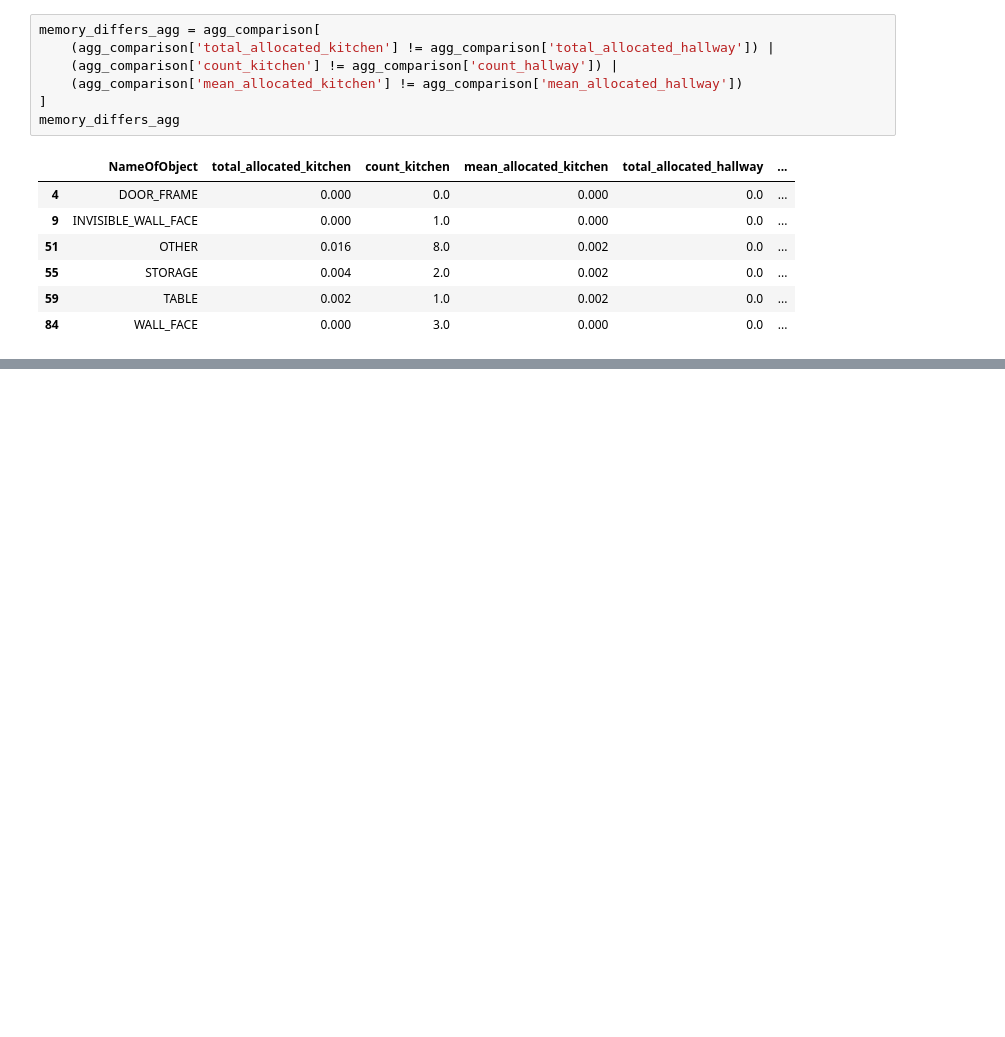
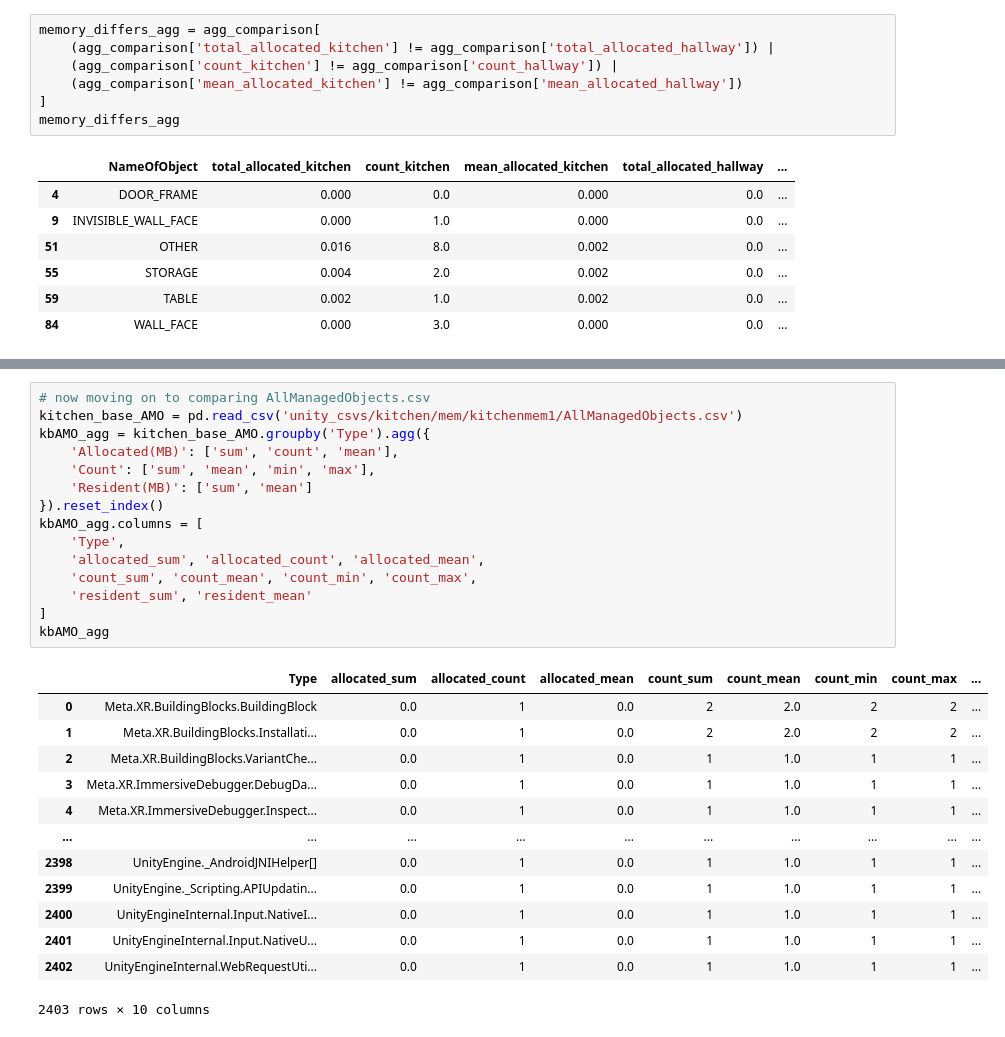
Before and after one commit to alliec45/mixed_reality_defense, a Jupyter notebook: unity_eda.ipynb, the cells around one changed output, grey strips where cells are left out. Saved outputs shown, nothing was run; the diff lists cells and outputs as text; blank space fills up the shorter version.

```diff
--- a/unity_eda.ipynb
+++ b/unity_eda.ipynb
@@ -230,0 +458,29 @@ kitchen_all_obj
+# %%
+# now moving on to comparing AllManagedObjects.csv
+kitchen_base_AMO = pd.read_csv('unity_csvs/kitchen/mem/kitchenmem1/AllManagedObjects.csv')
+kbAMO_agg = kitchen_base_AMO.groupby('Type').agg({
+    'Allocated(MB)': ['sum', 'count', 'mean'],
+    'Count': ['sum', 'mean', 'min', 'max'],
+    'Resident(MB)': ['sum', 'mean']
+}).reset_index()
+kbAMO_agg.columns = [
+    'Type',
+    'allocated_sum', 'allocated_count', 'allocated_mean',
+    'count_sum', 'count_mean', 'count_min', 'count_max',
+    'resident_sum', 'resident_mean'
+]
+kbAMO_agg
+# %% [output]
+|  | Type | allocated_sum | allocated_count | allocated_mean | count_sum | count_mean | count_min | count_max | ... |
+| 0 | Meta.XR.BuildingBlocks.BuildingBlock | 0.0 | 1 | 0.0 | 2 | 2.0 | 2 | 2 | ... |
+| 1 | Meta.XR.BuildingBlocks.Installati... | 0.0 | 1 | 0.0 | 2 | 2.0 | 2 | 2 | ... |
+| 2 | Meta.XR.BuildingBlocks.VariantChe... | 0.0 | 1 | 0.0 | 1 | 1.0 | 1 | 1 | ... |
+| 3 | Meta.XR.ImmersiveDebugger.DebugDa... | 0.0 | 1 | 0.0 | 1 | 1.0 | 1 | 1 | ... |
+| 4 | Meta.XR.ImmersiveDebugger.Inspect... | 0.0 | 1 | 0.0 | 1 | 1.0 | 1 | 1 | ... |
+| ... | ... | ... | ... | ... | ... | ... | ... | ... | ... |
+| 2398 | UnityEngine._AndroidJNIHelper[] | 0.0 | 1 | 0.0 | 1 | 1.0 | 1 | 1 | ... |
+| 2399 | UnityEngine._Scripting.APIUpdatin... | 0.0 | 1 | 0.0 | 1 | 1.0 | 1 | 1 | ... |
+| 2400 | UnityEngineInternal.Input.NativeI... | 0.0 | 1 | 0.0 | 1 | 1.0 | 1 | 1 | ... |
+| 2401 | UnityEngineInternal.Input.NativeU... | 0.0 | 1 | 0.0 | 1 | 1.0 | 1 | 1 | ... |
+| 2402 | UnityEngineInternal.WebRequestUti... | 0.0 | 1 | 0.0 | 1 | 1.0 | 1 | 1 | ... |
+2403 rows × 10 columns
```
Also changed, not shown: parts of 55 cells of this notebook, 11 other files.
